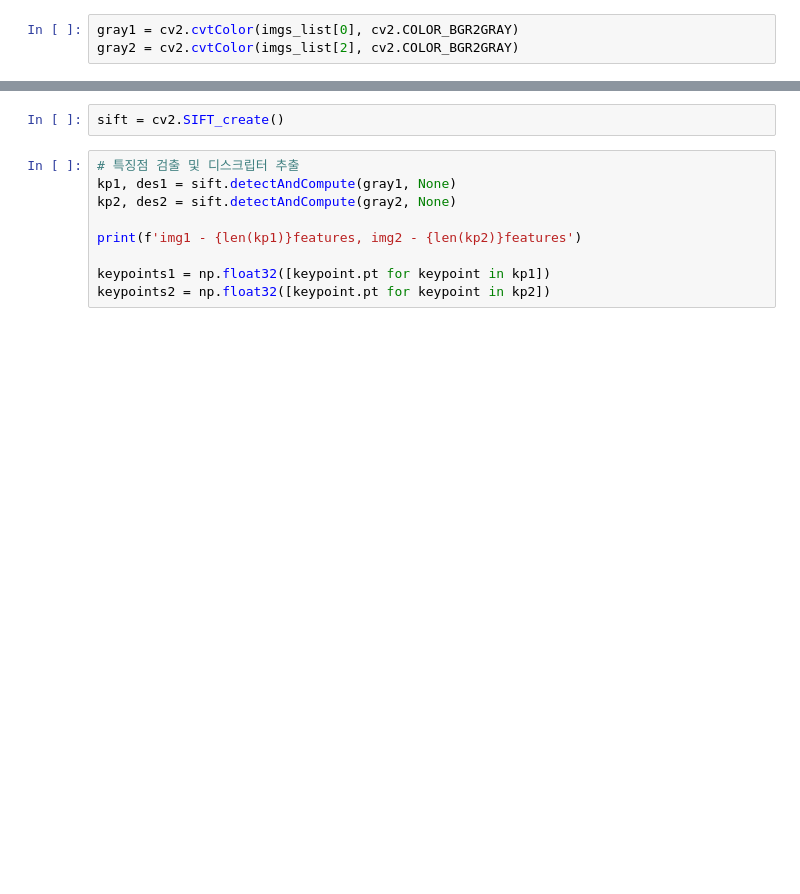
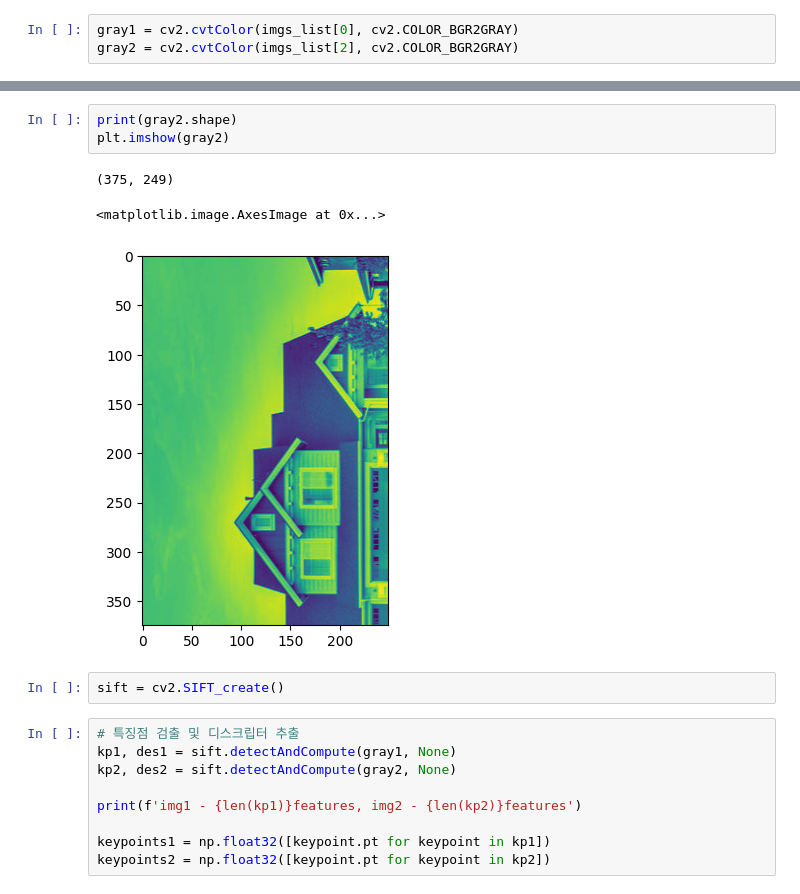
Before and after one commit to Lee-jun-young98/D_meta, a Jupyter notebook: merge_image.ipynb, the cells around one changed output, grey strips where cells are left out. Cells and saved outputs as stored; diff of their text form; blank space fills up the shorter version.

```diff
--- a/merge_image.ipynb
+++ b/merge_image.ipynb
@@ -35,3 +73,10 @@ gray2 = cv2.cvtColor(imgs_list[2], cv2.COLOR_BGR2GRAY)
+# %%
+print(gray2.shape)
+plt.imshow(gray2)
+# %% [output]
+(375, 249)
+<matplotlib.image.AxesImage at 0x...>
+[figure, added]
 # %%
 sift = cv2.SIFT_create()
 # %%
```
Also changed, not shown: parts of 30 cells of this notebook, 3 other files.
